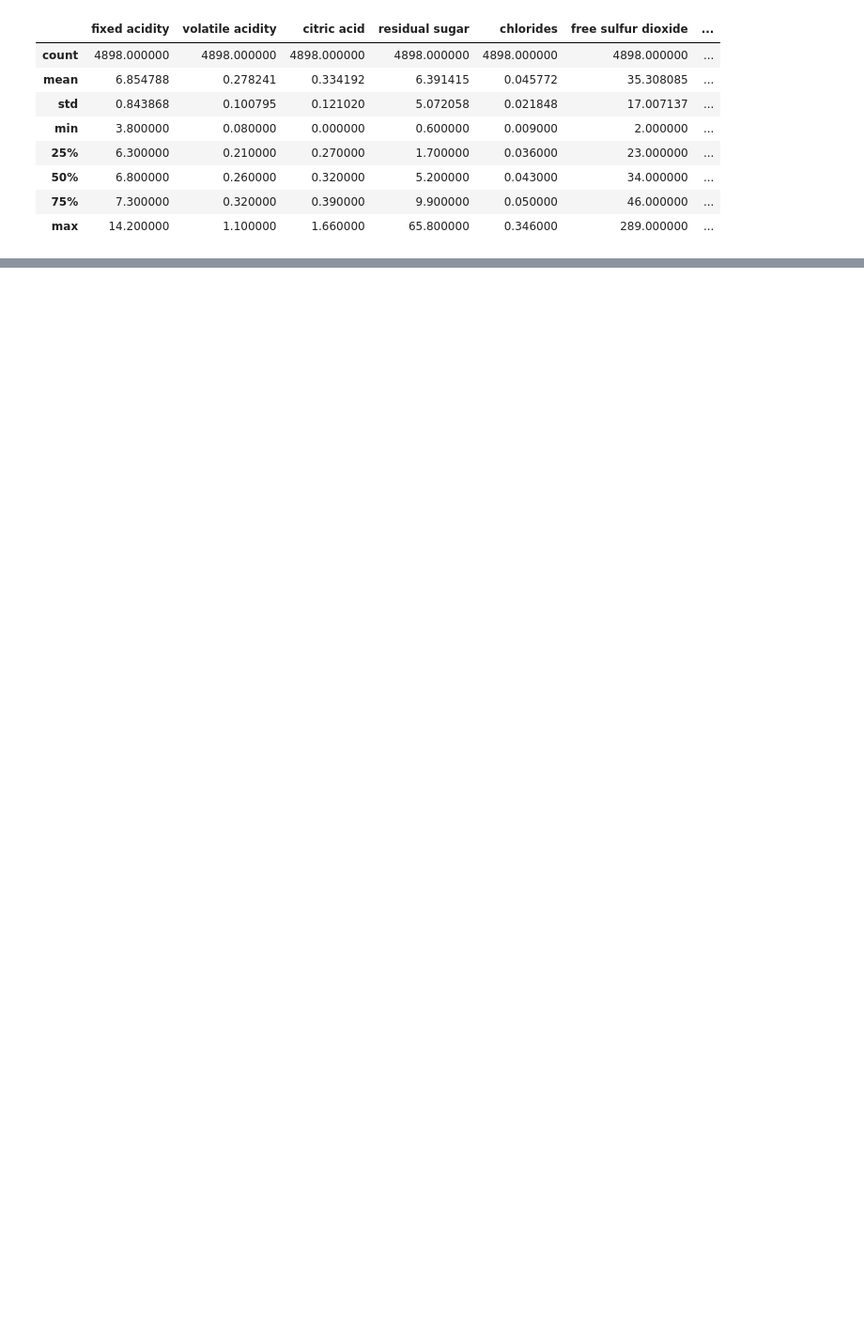
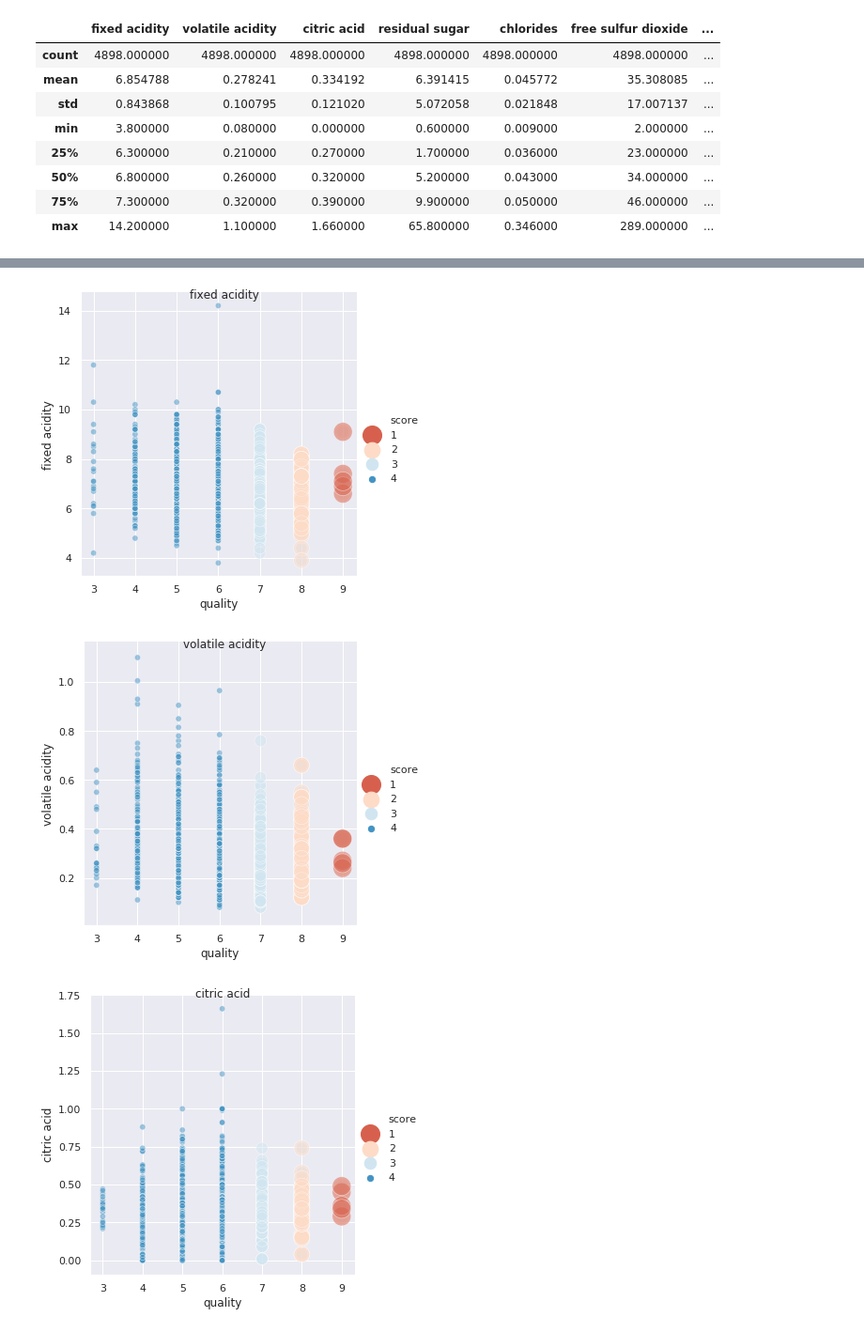
Before and after one commit to cfalguiere/demo-mlflow, a Jupyter notebook: demo-wine/explore-data.ipynb, the cells around one changed output, grey strips where cells are left out. Shown: that part at 94% size. Saved outputs shown, nothing was run; the diff lists cells and outputs as text; code cells hidden in the pictures; blank space fills up the shorter version.

```diff
--- a/demo-wine/explore-data.ipynb
+++ b/demo-wine/explore-data.ipynb
@@ -46,12 +49,13 @@ bin_sizes, _, _ = plt.hist(df.quality, bins=range(0, 10))
 # %% [output]
 [figure]
 # %%
-df_good = df[df["quality"]>=7]
-df_very_good = df[df["quality"]>=8]
-df_best = df[df["quality"]>=9]
+df_low_grade = df[df["quality"]<7].assign(score=4)
+df_good = df[df["quality"]>=7].assign(score=3)
+df_very_good = df[df["quality"]>=8].assign(score=2)
+df_best = df[df["quality"]>=9].assign(score=1)
 print("all %d" % len(df))
 print("good %d" % len(df_good))
-print("vzry good %d" % len(df_very_good))
+print("very good %d" % len(df_very_good))
 print("best %d" % len(df_best))
 # %% [output]
 all 4898
@@ -72,0 +102,11 @@ df.describe()
+# %%
+for col in cols:
+    df_score = pd.concat([df_low_grade, df_good, df_very_good, df_best])
+    plot = sns.relplot(x="quality", y=col, hue="score", size="score",
+            sizes=(400, 40), alpha=.5, palette=palette,
+            height=5, data=df_score)
+    plot.fig.suptitle(col)
+# %% [output]
+[figure, added]
+[figure, added]
+[figure, added]
```
Also changed, not shown: parts of 6 cells of this notebook, 8 other files.
